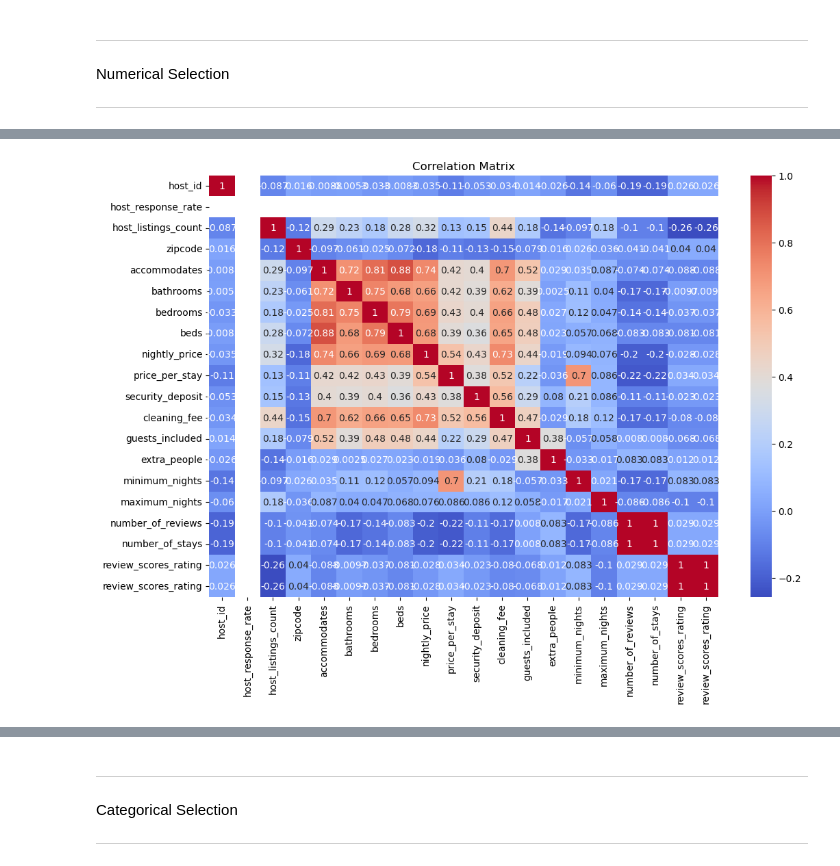
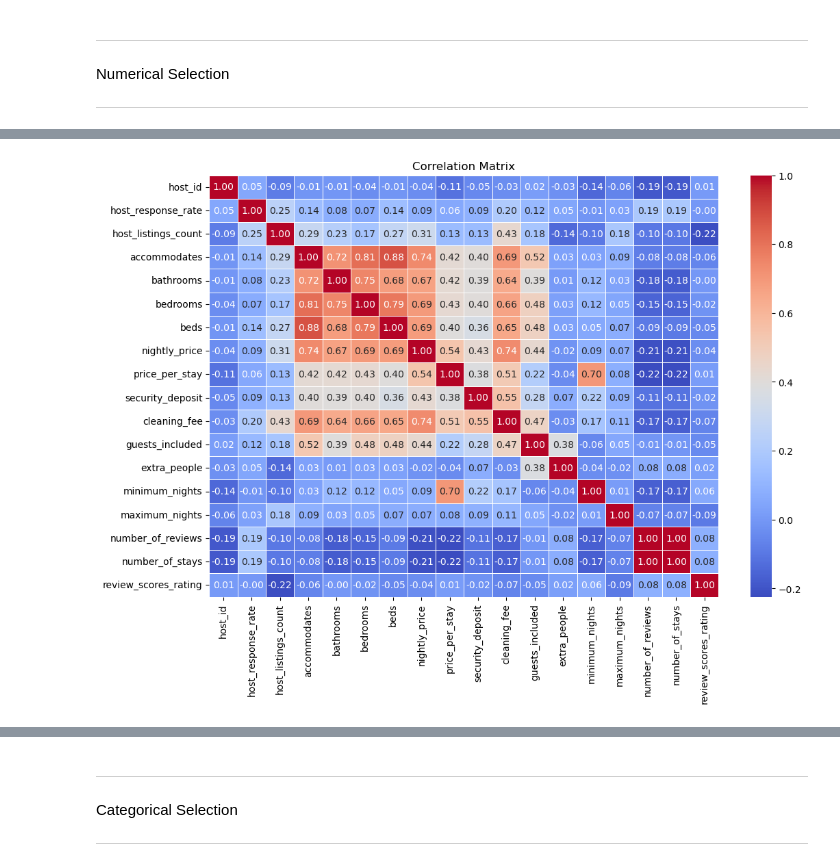
Before and after one commit to MaysoonHelmy/Guest_Satisfaction_Prediction, a Jupyter notebook: Milestone 1 PreProcessing/Milestone_1_Preprocessing_&_Feature_Engineering_&_Feature_Selection.ipynb, the cells around one changed output, grey strips where cells are left out. Drawn from its saved outputs; the diff is of its cells as text; code cells hidden in the pictures.

```diff
--- a/Milestone 1 PreProcessing/Milestone_1_Preprocessing_&_Feature_Engineering_&_Feature_Selection.ipynb
+++ b/Milestone 1 PreProcessing/Milestone_1_Preprocessing_&_Feature_Engineering_&_Feature_Selection.ipynb
@@ -694,7 +830,12 @@ df['luxury_amenities'] = df[['has_hot_tub', 'has_pool', 'has_gym']].sum(axis=1)
-# %%
-#features based on guest reviews
-df['review_consistency'] = df['number_of_reviews'] / (df['review_scores_rating'] + 1)
-df['positive_momentum'] = df['review_scores_rating'] * np.log1p(df['number_of_reviews'])
+# %%
+# Guest Review Features
+X_train['review_consistency'] = X_train['number_of_reviews'] / (y_train + 1)
+X_train['positive_momentum'] = y_train * np.log1p(X_train['number_of_reviews'])
+
+X_test['review_consistency'] = X_test['number_of_reviews'] / (y_test + 1)
+X_test['positive_momentum'] = y_test * np.log1p(X_test['number_of_reviews'])
 # %%
 # Feature to evaluate value for money
-df['price_value'] = df['nightly_price'] / df['accommodates']
+X_train['price_value'] = X_train['nightly_price'] / df['accommodates']
+
+X_test['price_value'] = X_test['nightly_price'] / df['accommodates']
@@ -715,14 +841,0 @@ df = df.replace({
-# %%
-label_cols = [
-    'cancellation_policy_cleaned', 'room_type_cleaned', 'property_type_cleaned',
-]
-
-# Apply LabelEncoder to each column
-le = LabelEncoder()
-
-for col in label_cols:
-    df[col] = le.fit_transform(df[col].astype(str))
-
-# Save encoder
-with open('label_encoder_model.pkl', 'wb') as f:
-    pickle.dump(le, f)
@@ -758,14 +865,21 @@ plt.show()
 # %%
-selected_cols = Numerical_cols + ['review_scores_rating']
-corr_matrix = df[selected_cols].corr()
+# Combine numerical columns from X_train with target from y_train
+selected_cols = [col for col in Numerical_cols if pd.api.types.is_numeric_dtype(X_train[col])]
+df_corr = X_train[selected_cols].copy()
+df_corr['review_scores_rating'] = y_train
 
-# Plot heatmap
+# Drop rows with NaN values
+df_corr = df_corr.dropna()
+
+# Correlation matrix and heatmap
+corr_matrix = df_corr.corr()
+
 plt.figure(figsize=(12, 8))
-sns.heatmap(corr_matrix, annot=True, cmap='coolwarm')
+sns.heatmap(corr_matrix, annot=True, cmap='coolwarm', fmt=".2f", linewidths=0.5)
 plt.title('Correlation Matrix')
 plt.show()
 # %% [output]
-[figure, old version]
+[figure, new version]
 # %%
 from sklearn.feature_selection import mutual_info_regression
 #Fill missing values in numerical columns
```
Also changed, not shown: parts of 78 cells of this notebook, 31 other files.
